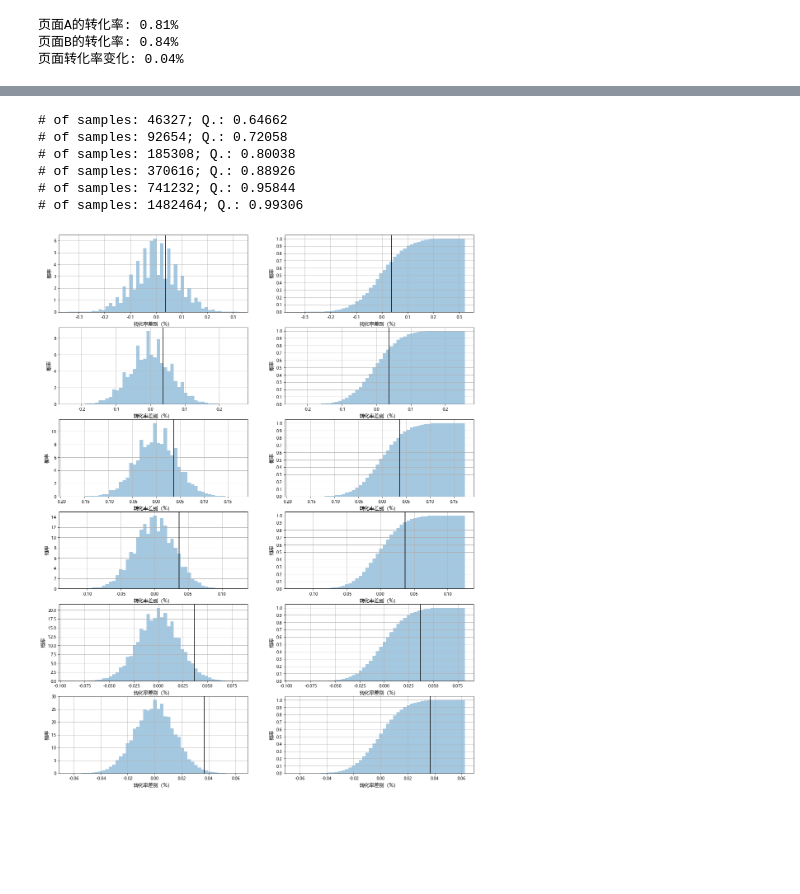
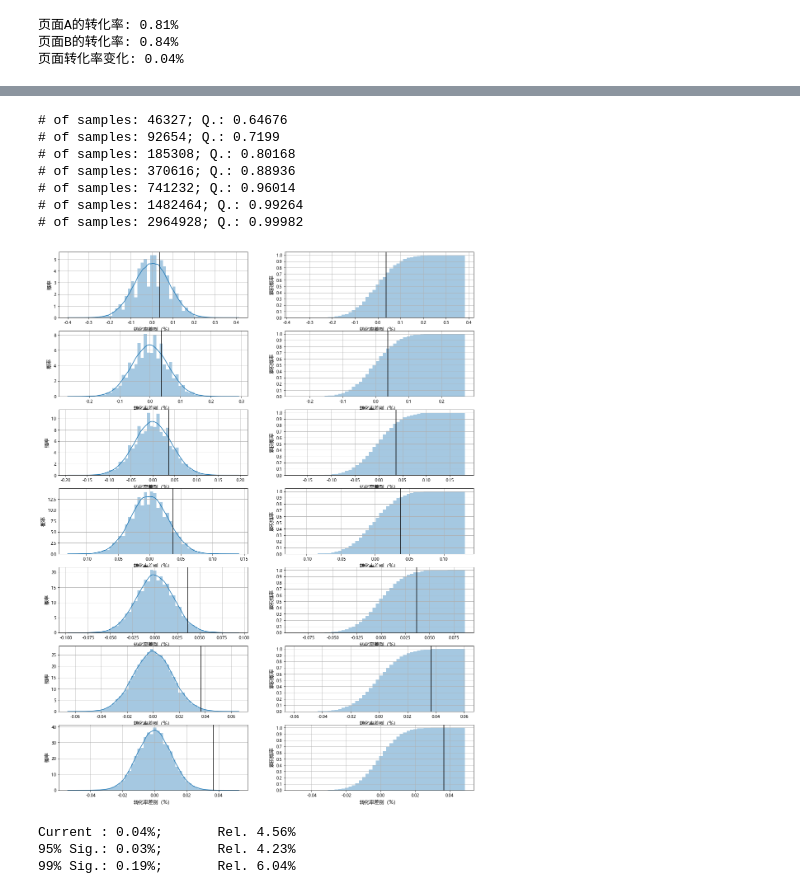
Before and after one commit to wegamekinglc/Statistic-for-Data-Science-Python, a Jupyter notebook: Chapter 03/Statistical Experiments and Significance Testing.ipynb, the cells around one changed output, grey strips where cells are left out. Cells and saved outputs as stored; diff of their text form; code cells hidden in the pictures; blank space fills up the shorter version.

```diff
--- a/Chapter 03/Statistical Experiments and Significance Testing.ipynb
+++ b/Chapter 03/Statistical Experiments and Significance Testing.ipynb
@@ -37,7 +45,7 @@ Text(0, 0.5, '时间（秒）')
 # %%
 def permutation(arr, n1, n2):
     n = n1 + n2
-    np.random.shuffle(arr)
+    arr = np.random.permutation(arr)
     return arr[:n1], arr[n1:]
 # %%
 info_table = session_times.groupby('Page').agg(['count', 'mean'])
@@ -53,5 +61,17 @@ for _ in range(n_perm):
     perm_A, perm_B = permutation(session_values, n_A, n_B)
     mean_diff_perm = np.mean(perm_B) - np.mean(perm_A)
     sampled_mean_diff.append(mean_diff_perm)
+# %%
+def plot_hist(data, axv_line, ax, x_label, is_cum=False):
+    if is_cum:
+        sns.distplot(data, bins=50, norm_hist=True, hist_kws={'cumulative': True}, kde=False, ax=ax)
+        ax.set_ylabel('累积概率', fontsize=12)
+        ax.set_yticks(np.linspace(0., 1., 11))
+    else:
+        sns.distplot(data, bins=50, ax=ax)
+        ax.set_ylabel('概率', fontsize=12)
+    ax.set_xlabel(x_label, fontsize=12)
+    ax.axvline(axv_line, color='k')
+    ax.grid()
 # %%
 # Figure 3.4
@@ -92,7 +102,7 @@ print(f"页面转化率变化: {conversion_rate_diff :.2f}%")
 页面B的转化率: 0.84%
 页面转化率变化: 0.04%
 # %%
-n_perm = 5000
+n_perm = 1000
 sampled_conversion_diff = []
 num_un_converted = n_A + n_B - cn_A - cn_B
 num_converted = cn_A + cn_B
@@ -125,46 +126,51 @@ plt.grid()
 # %%
-num_fold = 6
+num_fold = 7
 num_un_converted = n_A + n_B - cn_A - cn_B
 num_converted = cn_A + cn_B
 conversion_values = np.concatenate([np.zeros(num_un_converted), np.ones(num_converted)])
 
 fig, axes = plt.subplots(nrows=num_fold, ncols=2, figsize=(18, 24))
+covdiff_experiments = []
 
 for i in range(num_fold):
     n_perm = 50000
     sampled_conversion_diff = []
     factor = 2 ** i
     new_num_un_converted = num_un_converted * factor
     new_num_converted = num_converted * factor
     new_n_A = n_A * factor
     new_n_B = n_B * factor
     conversion_values = np.concatenate([np.zeros(new_num_un_converted), np.ones(new_num_converted)])
     for _ in range(n_perm):
         perm_A, perm_B = permutation(conversion_values, new_n_A, new_n_B)
         mean_conversion_perm = np.mean(perm_B) * 100. - np.mean(perm_A) * 100.
         sampled_conversion_diff.append(mean_conversion_perm)
 
+    covdiff_experiments.append(sampled_conversion_diff)
     ax = axes[i, 0]
-    sns.distplot(sampled_conversion_diff, norm_hist=True, bins=50, kde=False, ax=ax)
-    ax.set_xlabel('转化率差别（%）', fontsize=12)
-    ax.set_ylabel('概率', fontsize=12)
-    ax.axvline(conversion_rate_diff, color='k')
-    ax.grid()
+    plot_hist(sampled_conversion_diff, conversion_rate_diff, ax, x_label='转化率差别（%）')
 
     ax = axes[i, 1]
-    sns.distplot(sampled_conversion_diff, norm_hist=True, bins=50, hist_kws={'cumulative': True}, kde=False, ax=ax)
-    ax.set_xlabel('转化率差别（%）', fontsize=12)
-    ax.set_ylabel('概率', fontsize=12)
-    ax.set_yticks(np.linspace(0., 1., 11))
-    ax.axvline(conversion_rate_diff, color='k')
-    ax.grid()
+    plot_hist(sampled_conversion_diff, conversion_rate_diff, ax, x_label='转化率差别（%）', is_cum=True)
 
     print(f"# of samples: {new_num_un_converted + new_num_converted}; Q.: {sum(conversion_rate_diff > np.array(sampled_conversion_diff)) / len(sampled_conversion_diff)}")
 # %% [output]
-# of samples: 46327; Q.: 0.64662
-# of samples: 92654; Q.: 0.72058
-# of samples: 185308; Q.: 0.80038
-# of samples: 370616; Q.: 0.88926
-# of samples: 741232; Q.: 0.95844
-# of samples: 1482464; Q.: 0.99306
+# of samples: 46327; Q.: 0.64676
+# of samples: 92654; Q.: 0.7199
+# of samples: 185308; Q.: 0.80168
+# of samples: 370616; Q.: 0.88936
+# of samples: 741232; Q.: 0.96014
+# of samples: 1482464; Q.: 0.99264
+# of samples: 2964928; Q.: 0.99982
-[figure, old version]
+[figure, new version]
+# %%
+print(f"Current : {conversion_rate_diff:.2f}%; \
+      Rel. {conversion_rate_diff / conversion_rate_A * 100.:.2f}%")
+print(f"95% Sig.: {np.quantile(covdiff_experiments[4], 0.95):.2f}%; \
+      Rel. {np.quantile(covdiff_experiments[4], 0.95) / conversion_rate_A * 100.:.2f}%")
+print(f"99% Sig.: {np.quantile(covdiff_experiments[0], 0.99):.2f}%; \
+      Rel. {np.quantile(covdiff_experiments[4], 0.99) / conversion_rate_A * 100.:.2f}%")
+# %% [output]
+Current : 0.04%;       Rel. 4.56%
+95% Sig.: 0.03%;       Rel. 4.23%
+99% Sig.: 0.19%;       Rel. 6.04%
```
Also changed, not shown: parts of 9 cells of this notebook.
